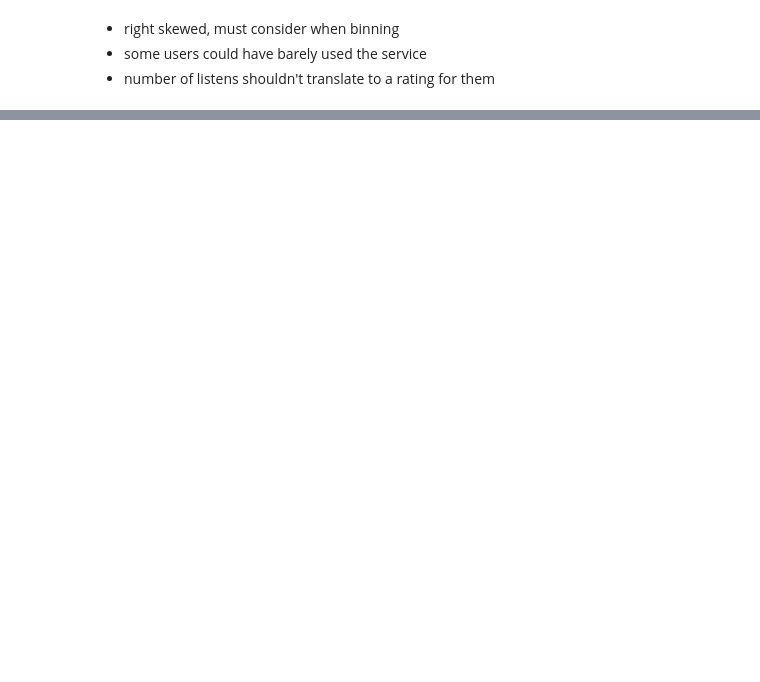
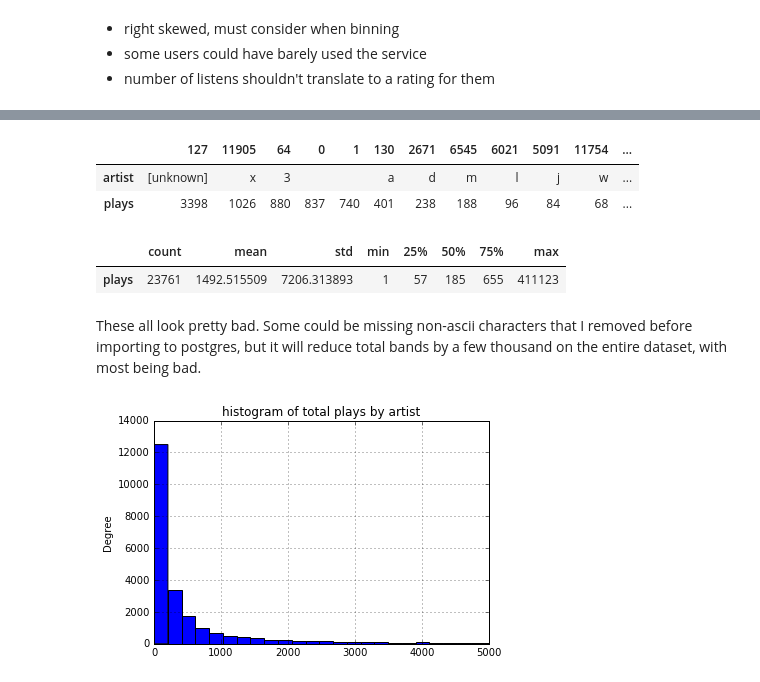
Before and after one commit to easadler/music_recommender, a Jupyter notebook: EDA.ipynb, the cells around one changed output, grey strips where cells are left out. Drawn from its saved outputs; the diff is of its cells as text; code cells hidden in the pictures; blank space fills up the shorter version.

```diff
--- a/EDA.ipynb
+++ b/EDA.ipynb
@@ -60,0 +56,25 @@ plt.show()
+# %%
+# Get all artists users in random sample
+
+userids = list(df.userid.unique())
+userids = [x for x in userids if x is not None]
+#query = "SELECT * FROM usa_plays where userid IN ({0});".format(str(userids[0:3000])[1:-1])
+#query = "SELECT * FROM usa_plays where userid IN ({0});".format(str(userids[0:1000])[1:-1])
+query = 'SELECT * FROM sample;'
+df_t = pd.read_sql_query(query, conn)
+# %%
+# Remove bunk artist names
+df_at = df_t.groupby('artist')['plays'].sum().reset_index().sort('plays', ascending = False)
+r = df_at.artist.str.contains('^\s*.{0,1}\s*$|{.*}|^\[.*]')
+df_at.ix[r,:].T
+# %% [output]
+|  | 127 | 11905 | 64 | 0 | 1 | 130 | 2671 | 6545 | 6021 | 5091 | 11754 | ... |
+| artist | [unknown] | x | 3 |  |  | a | d | m | l | j | w | ... |
+| plays | 3398 | 1026 | 880 | 837 | 740 | 401 | 238 | 188 | 96 | 84 | 68 | ... |
+# %%
+df_at.describe().T
+# %% [output]
+|  | count | mean | std | min | 25% | 50% | 75% | max |
+| plays | 23761 | 1492.515509 | 7206.313893 | 1 | 57 | 185 | 655 | 411123 |
+# %% [markdown]
+These all look pretty bad. Some could be missing non-ascii characters that I removed before importing to postgres, but it will reduce total bands by a few thousand on the entire dataset, with most being bad.
@@ -60,0 +85,8 @@ plt.show()
+# %%
+# totals by artist
+
+df_at.plays.plot(kind='hist', title='histogram of total plays by artist', bins = 2000)
+plt.xlim([0,5000])
+plt.show()
+# %% [output]
+[figure, added]
```
Also changed, not shown: parts of 47 cells of this notebook, 4 other files.
